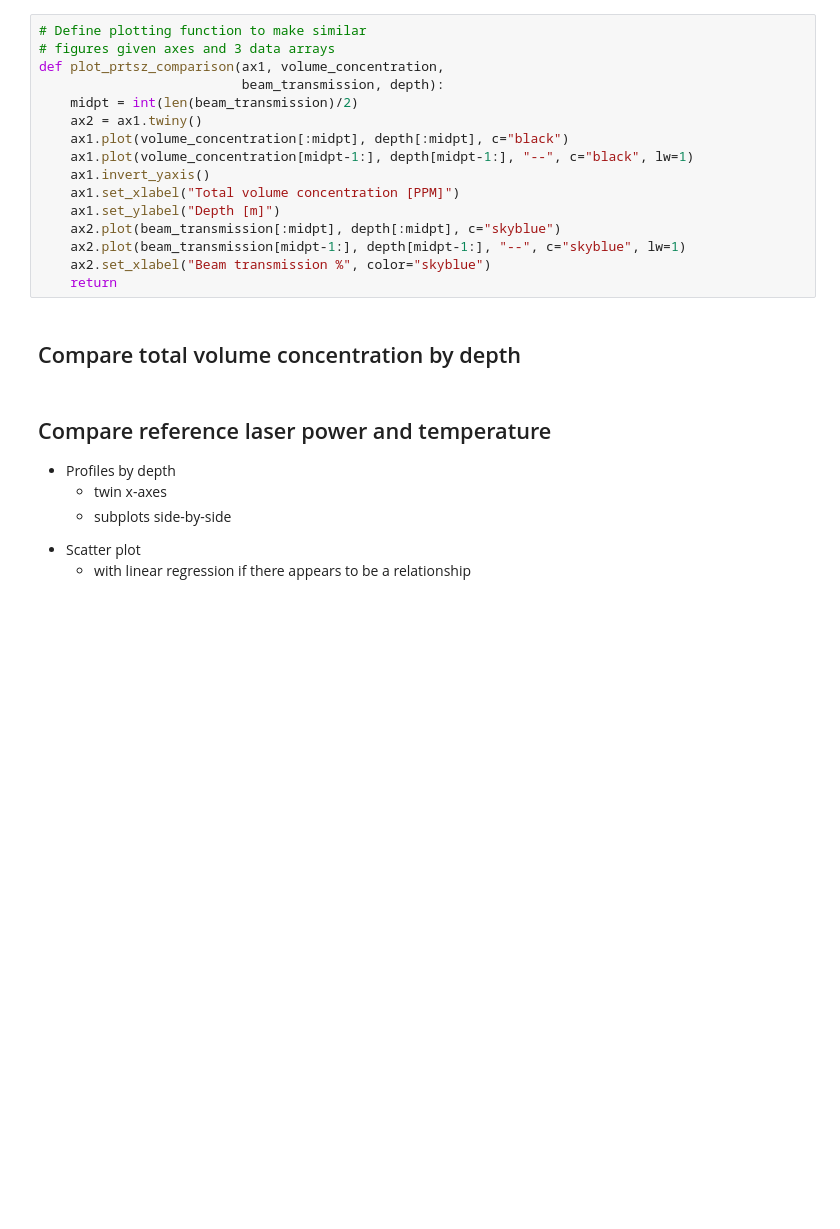
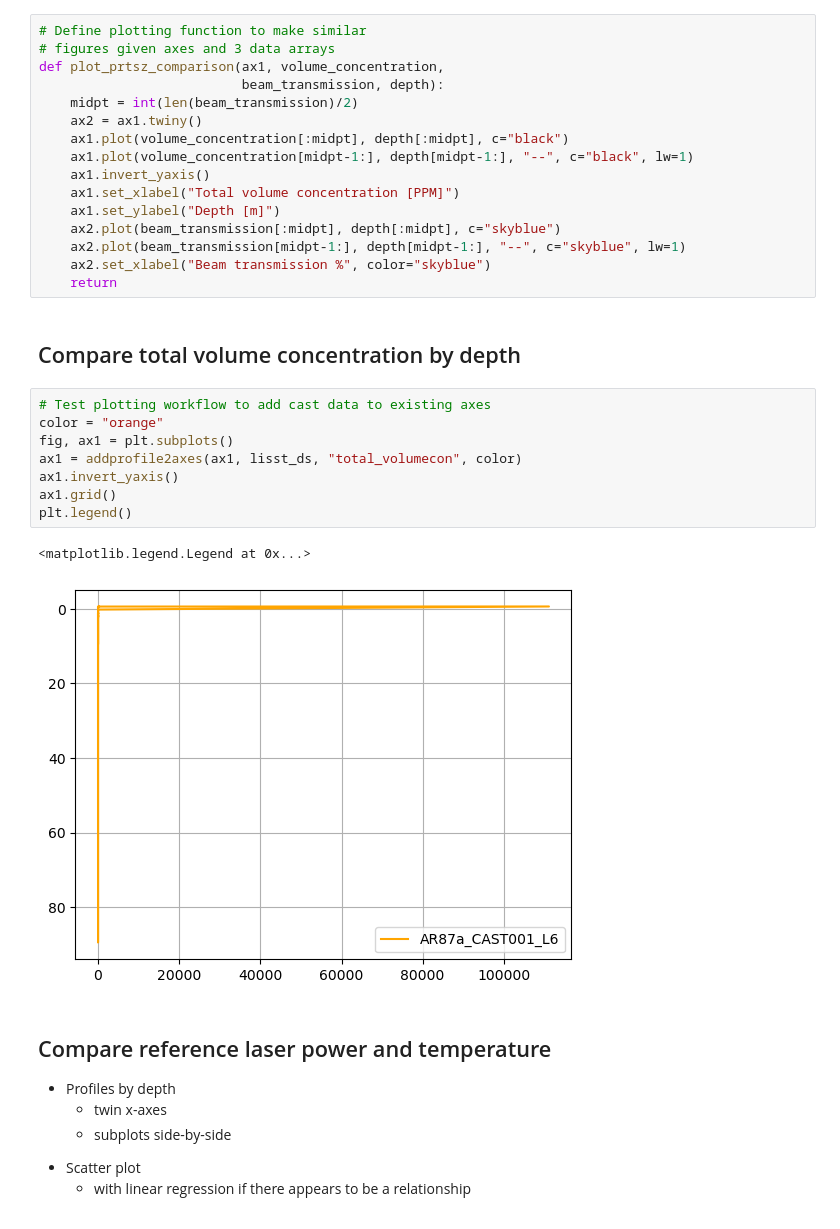
Before and after one commit to cooleyky/prtsz_deep_dive, a Jupyter notebook: pioneer21-lisst-characterization.ipynb, the cells around one changed output. Saved outputs shown, nothing was run; the diff lists cells and outputs as text; blank space fills up the shorter version.

```diff
--- a/pioneer21-lisst-characterization.ipynb
+++ b/pioneer21-lisst-characterization.ipynb
@@ -187,6 +262,17 @@ def plot_prtsz_comparison(ax1, volume_concentration,
     return
 # %% [markdown]
 ## Compare total volume concentration by depth
+# %%
+# Test plotting workflow to add cast data to existing axes
+color = "orange"
+fig, ax1 = plt.subplots()
+ax1 = addprofile2axes(ax1, lisst_ds, "total_volumecon", color)
+ax1.invert_yaxis()
+ax1.grid()
+plt.legend()
+# %% [output]
+<matplotlib.legend.Legend at 0x...>
+[figure, added]
 # %% [markdown]
 ## Compare reference laser power and temperature
 
```
Also changed, not shown: parts of 18 cells of this notebook.
